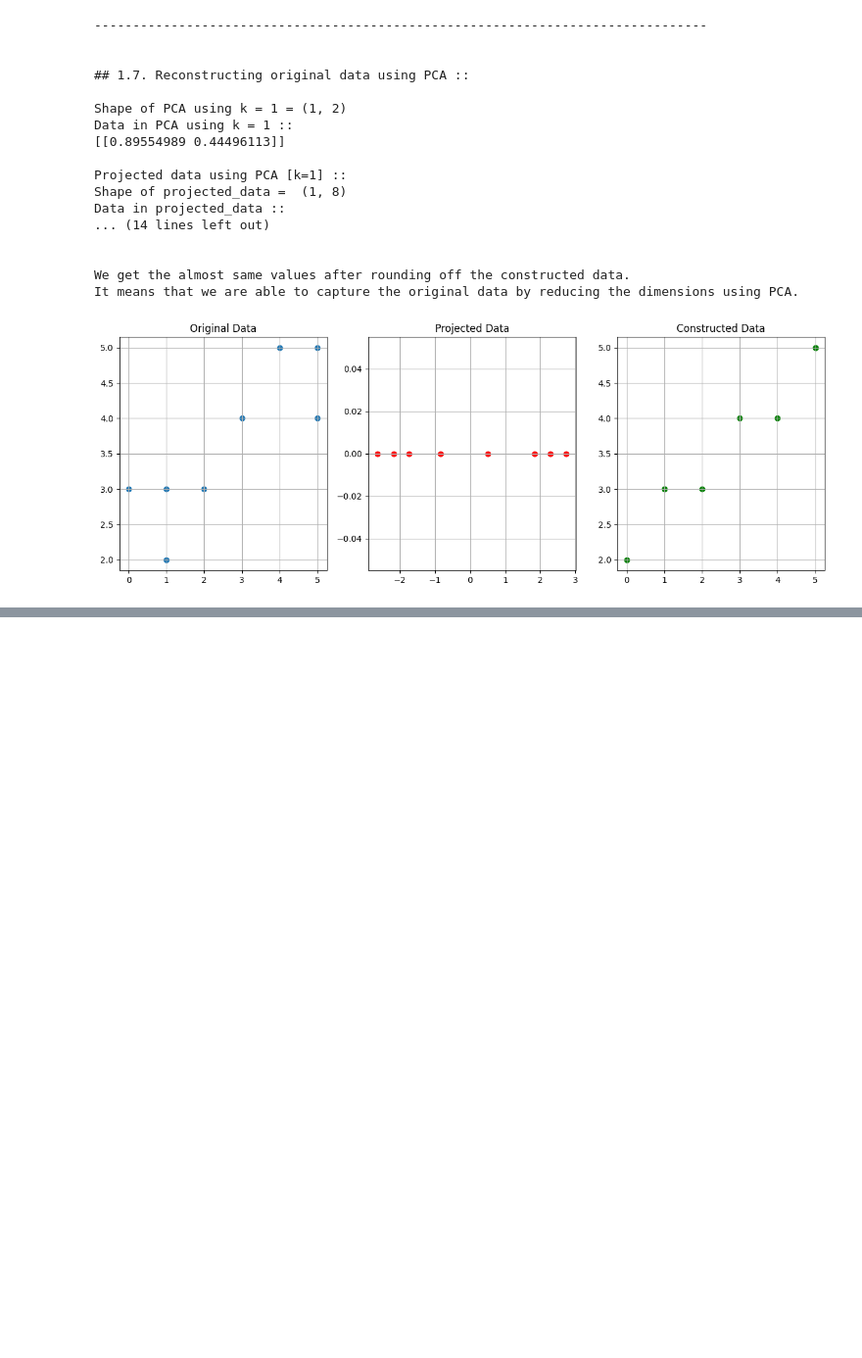
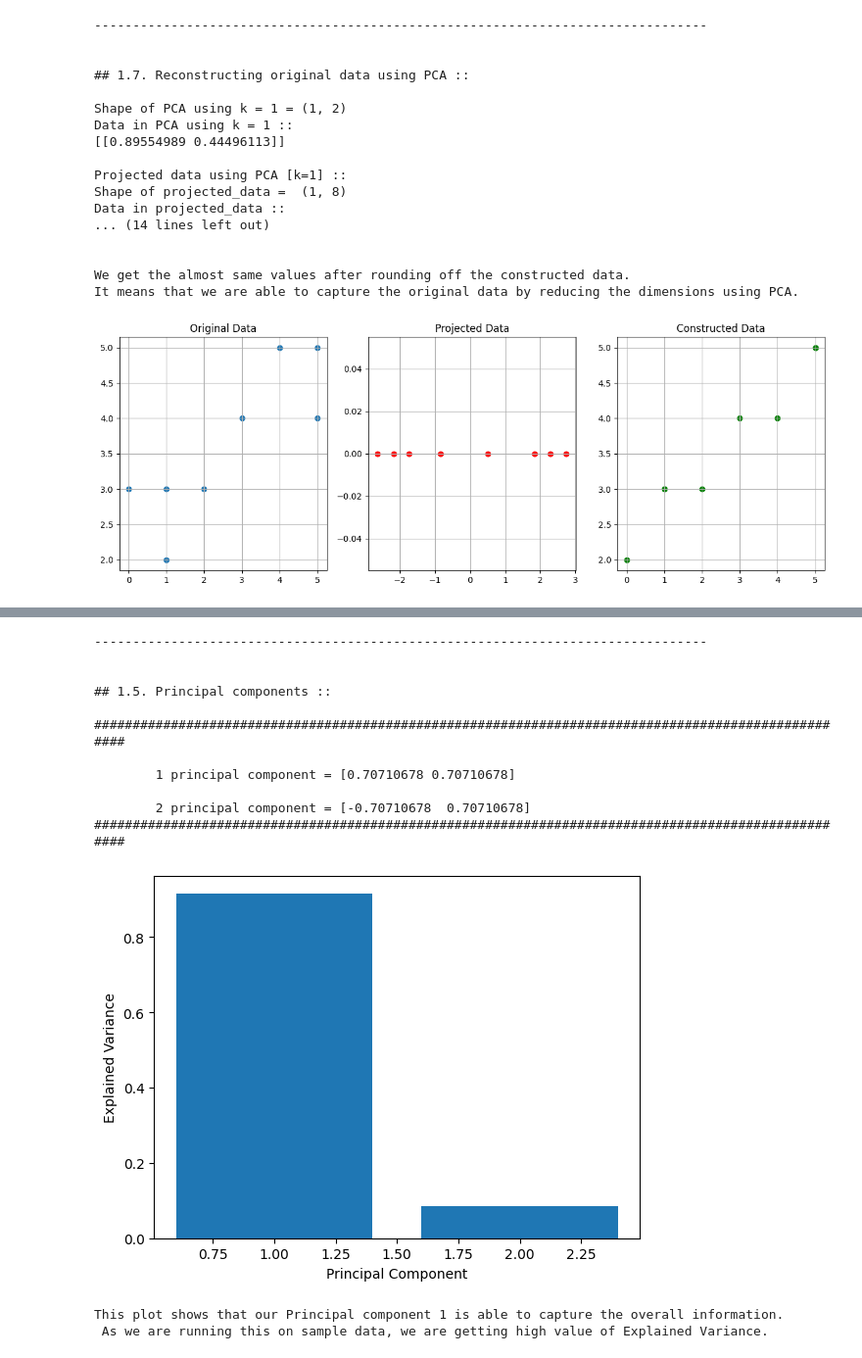
Before and after one commit to abhishekj-growexxer/Principal-Component-Analysis-PCA-, a Jupyter notebook: PCA.ipynb, the cells around one changed output, grey strips where cells are left out. Shown at 98% size. Cells and saved outputs as stored; diff of their text form; code cells hidden in the pictures; blank space fills up the shorter version.

Commit message:
UPDATE PCA.ipynb-Added Eigen part z-score example

```diff
--- a/PCA.ipynb
+++ b/PCA.ipynb
@@ -477,0 +520,21 @@ Data after applying z_score standardization:
+# %%
+# 1.4. Eingenvalues and Eigenvectors of covariance matrix
+print('-'*80)
+print("\n\n## 1.4. Eingenvalues and Eigenvectors of covariance matrix :: \n")
+eigenvalues, eigenvectors = np.linalg.eig(covar_matrix)
+eigenvectors = eigenvectors.T
+
+# Sorting eigenvalues and corresponding eigenvectors in decreasing order
+index = eigenvalues.argsort()[::-1]
+eigenvalues = eigenvalues[index]
+eigenvectors = eigenvectors[index]
+
+
+print("Eigenvalues in decreasing order :: ")
+for i,value in enumerate(eigenvalues):
+    print(f"\tLambda_{i+1} = {value}")
+
+print('\nEigenvectors corresponding to eigenvalues :: ')
+
+for i,value in enumerate(eigenvalues):
+    print(f"\n\tLambda_{i+1} = {value} :: \n\tEigenvector = {eigenvectors[i]}")
@@ -477,0 +558,36 @@ Data after applying z_score standardization:
+# %%
+# 1.5. Principal components
+
+print('-'*80)
+print("\n\n## 1.5. Principal components :: \n")
+print('#'*100)
+
+for i,value in enumerate(eigenvalues):
+  # if float('{:f}'.format(value)) != 0.0:
+  print(f"\n\t{i+1} principal component = {np.round(eigenvectors[i], 8)}")
+print('#'*100)
+
+
+exp_var_pca = eigenvalues/sum(eigenvalues)
+plt.bar(range(1,len(exp_var_pca)+1), exp_var_pca)
+plt.xlabel('Principal Component')
+plt.ylabel('Explained Variance')
+plt.show()
+
+print("This plot shows that our Principal component 1 is able to capture the overall information.\n \
+As we are running this on sample data, we are getting high value of Explained Variance.")
+# %% [output]
+--------------------------------------------------------------------------------
+
+
+## 1.5. Principal components ::
+
+####################################################################################################
+
+        1 principal component = [0.70710678 0.70710678]
+
+        2 principal component = [-0.70710678  0.70710678]
+####################################################################################################
+[figure, added]
+This plot shows that our Principal component 1 is able to capture the overall information.
+ As we are running this on sample data, we are getting high value of Explained Variance.
```
Also changed, not shown: parts of 10 cells of this notebook.
